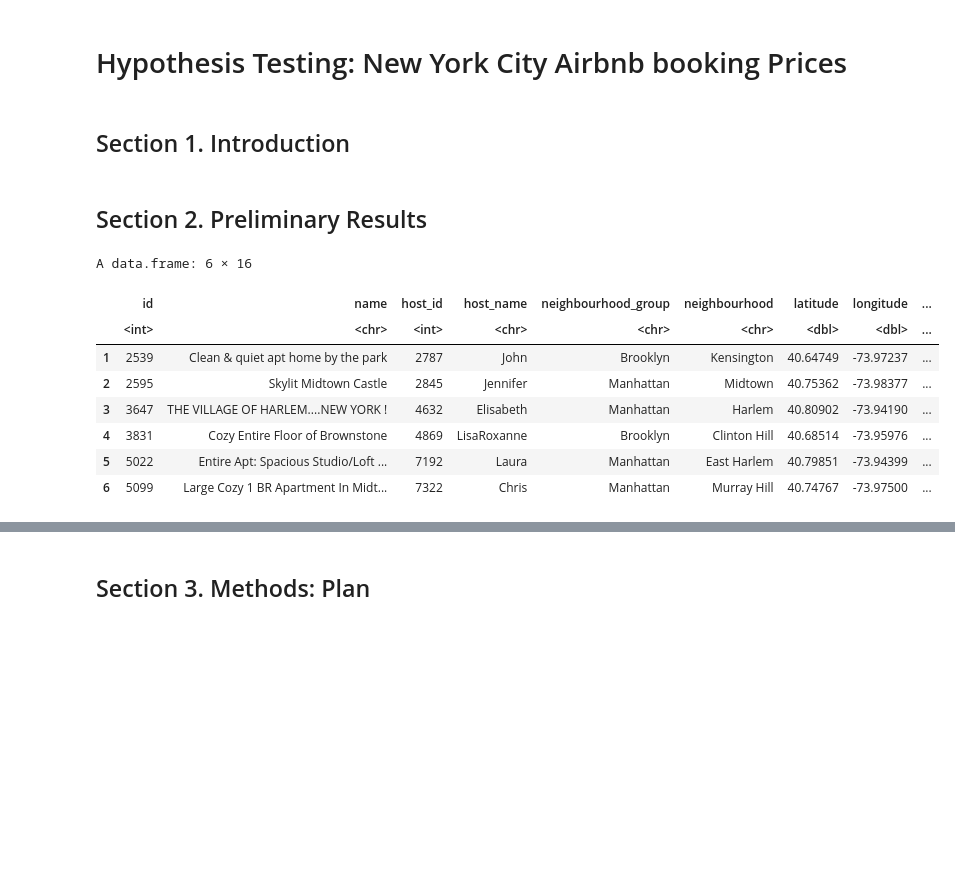
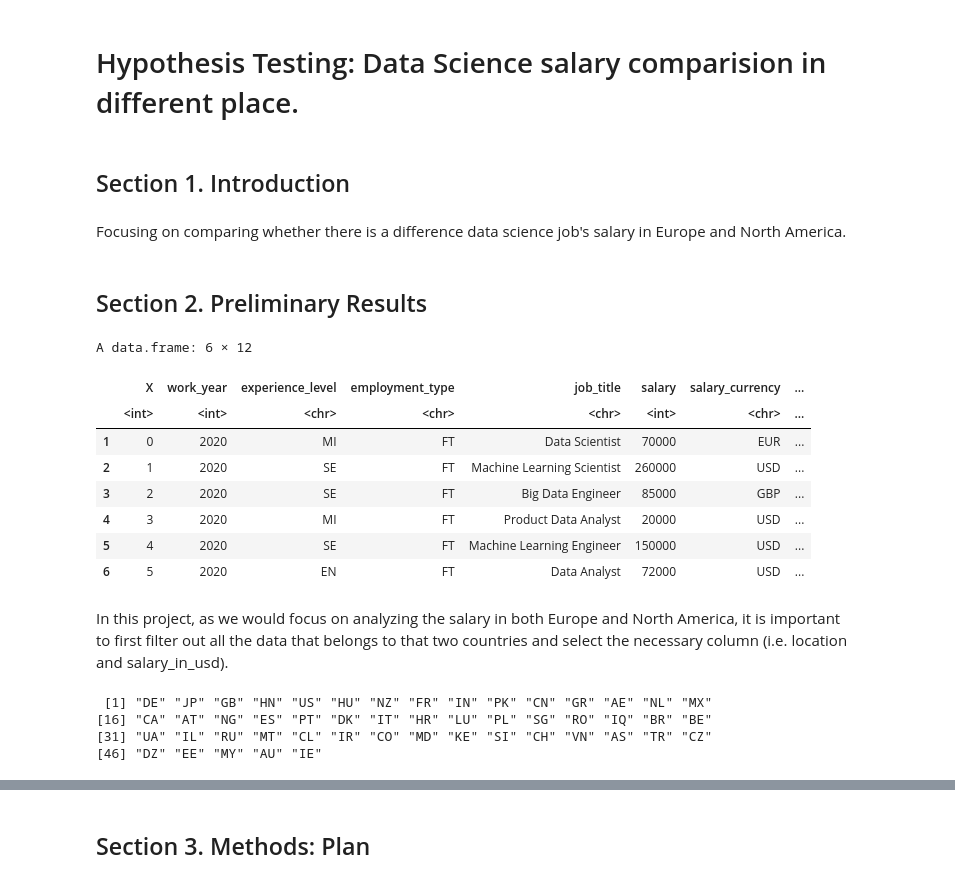
Before and after one commit to ScottCY/Hypothesis-Testing-New-York-City-Airbnb-booking-Prices, a Jupyter notebook: Proposal stat201.ipynb, the cells around one changed output, grey strips where cells are left out. Drawn from its saved outputs; the diff is of its cells as text; code cells hidden in the pictures; blank space fills up the shorter version.

```diff
--- a/Proposal stat201.ipynb
+++ b/Proposal stat201.ipynb
@@ -1,6 +1,8 @@
 # %% [markdown]
-# Hypothesis Testing: New York City Airbnb booking Prices
+# Hypothesis Testing: Data Science salary comparision in different place.
 # %% [markdown]
 ## Section 1. Introduction
+# %% [markdown]
+Focusing on comparing whether there is a difference data science job's salary in Europe and North America.
 # %% [markdown]
 ## Section 2. Preliminary Results
@@ -7,14 +14,28 @@
 # %%
-airbnb <- read.csv("https://raw.githubusercontent.com/YuluDuan/Hypothesis-Testing-New-York-City-Airbnb-booking-Prices/main/AB_NYC_2019.csv")
+raw_salary <- read.csv("https://raw.githubusercontent.com/YuluDuan/Hypothesis-Testing-New-York-City-Airbnb-booking-Prices/main/ds_salaries.csv")
 
-head(airbnb)
+head(raw_salary)
 # %% [output]
-A data.frame: 6 × 16
+A data.frame: 6 × 12
-|  | id | name | host_id | host_name | neighbourhood_group | neighbourhood | latitude | longitude | ... |
-|  | <int> | <chr> | <int> | <chr> | <chr> | <chr> | <dbl> | <dbl> | ... |
-| 1 | 2539 | Clean & quiet apt home by the park | 2787 | John | Brooklyn | Kensington | 40.64749 | -73.97237 | ... |
-| 2 | 2595 | Skylit Midtown Castle | 2845 | Jennifer | Manhattan | Midtown | 40.75362 | -73.98377 | ... |
-| 3 | 3647 | THE VILLAGE OF HARLEM....NEW YORK ! | 4632 | Elisabeth | Manhattan | Harlem | 40.80902 | -73.94190 | ... |
-| 4 | 3831 | Cozy Entire Floor of Brownstone | 4869 | LisaRoxanne | Brooklyn | Clinton Hill | 40.68514 | -73.95976 | ... |
-| 5 | 5022 | Entire Apt: Spacious Studio/Loft ... | 7192 | Laura | Manhattan | East Harlem | 40.79851 | -73.94399 | ... |
-| 6 | 5099 | Large Cozy 1 BR Apartment In Midt... | 7322 | Chris | Manhattan | Murray Hill | 40.74767 | -73.97500 | ... |
+|  | X | work_year | experience_level | employment_type | job_title | salary | salary_currency | ... |
+|  | <int> | <int> | <chr> | <chr> | <chr> | <int> | <chr> | ... |
+| 1 | 0 | 2020 | MI | FT | Data Scientist | 70000 | EUR | ... |
+| 2 | 1 | 2020 | SE | FT | Machine Learning Scientist | 260000 | USD | ... |
+| 3 | 2 | 2020 | SE | FT | Big Data Engineer | 85000 | GBP | ... |
+| 4 | 3 | 2020 | MI | FT | Product Data Analyst | 20000 | USD | ... |
+| 5 | 4 | 2020 | SE | FT | Machine Learning Engineer | 150000 | USD | ... |
+| 6 | 5 | 2020 | EN | FT | Data Analyst | 72000 | USD | ... |
+# %% [markdown]
+In this project, as we would focus on analyzing the salary in both Europe and North America, it is important to first filter out all the data that belongs to that two countries and select the necessary column (i.e. location and salary_in_usd).
+# %%
+# by checking all the countries in this list, first find out the countries that belongs to Europe and North America.
+
+unique(raw_salary$company_location)
+na <- c("US", "MX","CA")
+eur <- c("DE", "GB", "HU", "FR", "GR", "NL", "AT", "ES", "PT", "DK", "IT", "HR", "LU"
+         ,"PL", "RO", "BE", "UA", "RU", "MT", "MD", "SI", "CH", "CZ", "EE", "IE")
+# %% [output]
+ [1] "DE" "JP" "GB" "HN" "US" "HU" "NZ" "FR" "IN" "PK" "CN" "GR" "AE" "NL" "MX"
+[16] "CA" "AT" "NG" "ES" "PT" "DK" "IT" "HR" "LU" "PL" "SG" "RO" "IQ" "BR" "BE"
+[31] "UA" "IL" "RU" "MT" "CL" "IR" "CO" "MD" "KE" "SI" "CH" "VN" "AS" "TR" "CZ"
+[46] "DZ" "EE" "MY" "AU" "IE"
```
Also changed, not shown: parts of 6 cells of this notebook.
